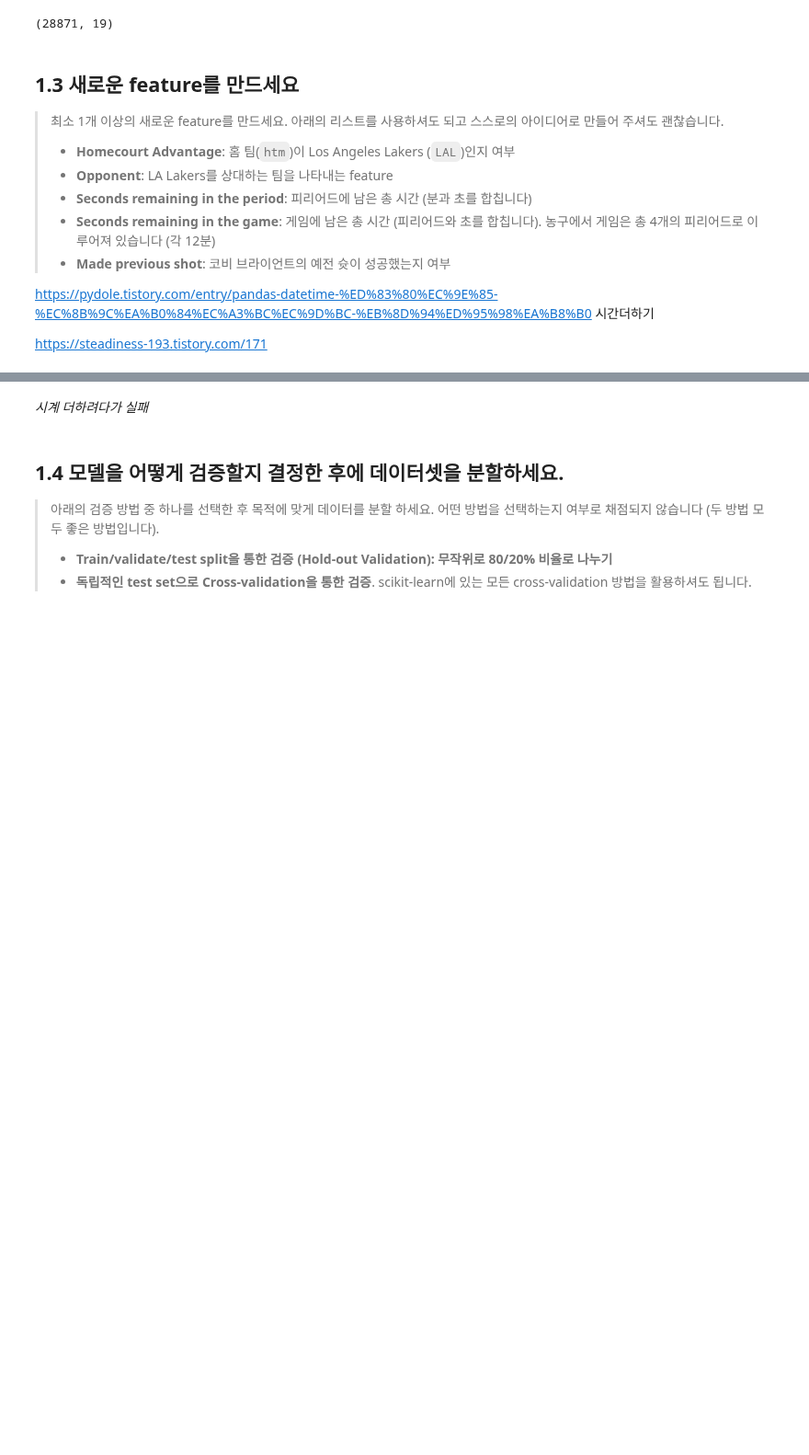
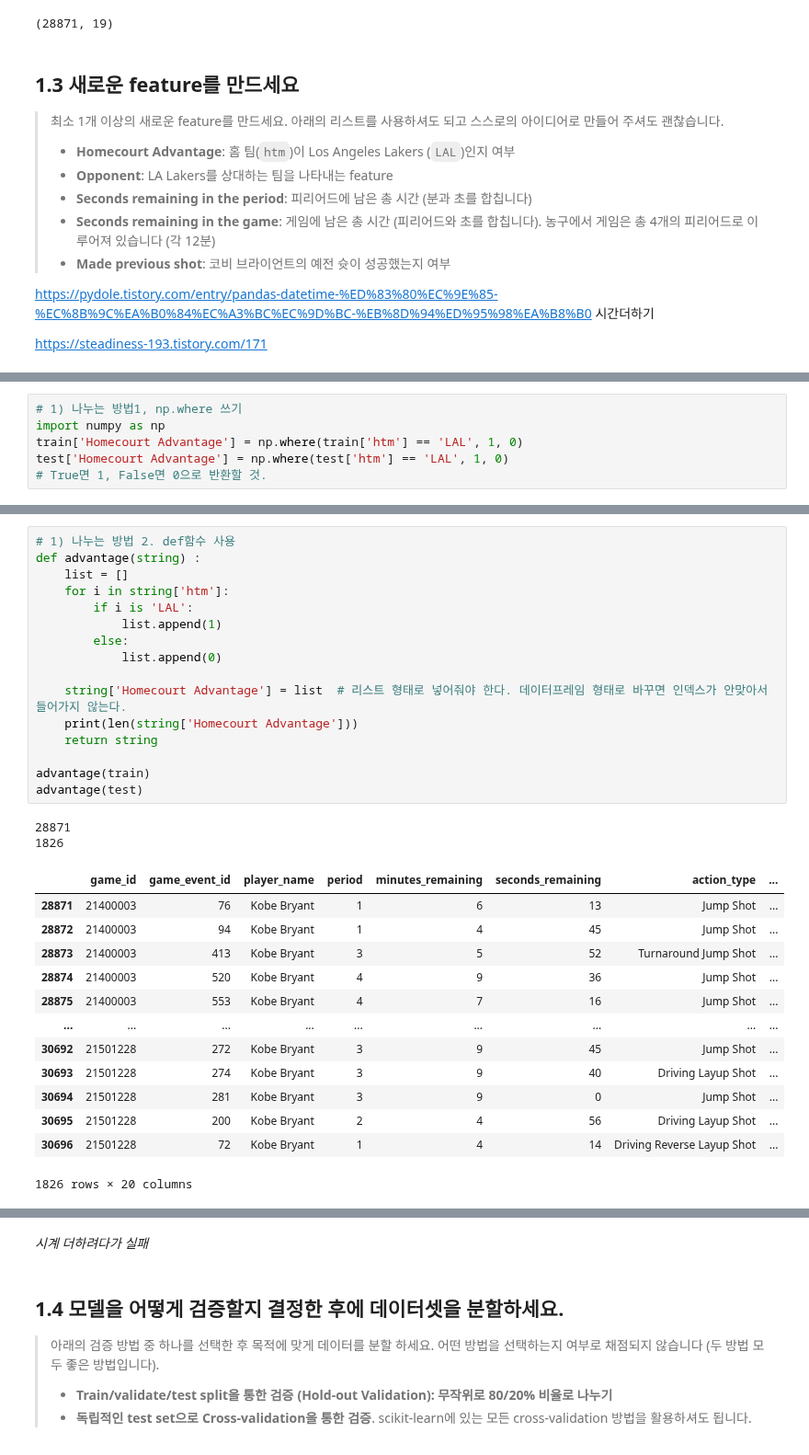
Before and after one commit to dagyaom/-, a Jupyter notebook: ai05_sc22x_정세연.ipynb, the cells around one changed output, grey strips where cells are left out. Shown at 92% size. Drawn from its saved outputs; the diff is of its cells as text; blank space fills up the shorter version.

```diff
--- a/ai05_sc22x_정세연.ipynb
+++ b/ai05_sc22x_정세연.ipynb
@@ -128,0 +116,6 @@ train.head()
+# %%
+# 1) 나누는 방법1, np.where 쓰기
+import numpy as np
+train['Homecourt Advantage'] = np.where(train['htm'] == 'LAL', 1, 0)
+test['Homecourt Advantage'] = np.where(test['htm'] == 'LAL', 1, 0)
+# True면 1, False면 0으로 반환할 것.
@@ -128,0 +131,32 @@ train.head()
+# %%
+# 1) 나누는 방법 2. def함수 사용
+def advantage(string) :
+    list = []
+    for i in string['htm']:
+        if i is 'LAL':
+            list.append(1)
+        else:
+            list.append(0)
+
+    string['Homecourt Advantage'] = list  # 리스트 형태로 넣어줘야 한다. 데이터프레임 형태로 바꾸면 인덱스가 안맞아서 들어가지 않는다.
+    print(len(string['Homecourt Advantage']))
+    return string
+
+advantage(train)
+advantage(test)
+# %% [output]
+28871
+1826
+|  | game_id | game_event_id | player_name | period | minutes_remaining | seconds_remaining | action_type | ... |
+| 28871 | 21400003 | 76 | Kobe Bryant | 1 | 6 | 13 | Jump Shot | ... |
+| 28872 | 21400003 | 94 | Kobe Bryant | 1 | 4 | 45 | Jump Shot | ... |
+| 28873 | 21400003 | 413 | Kobe Bryant | 3 | 5 | 52 | Turnaround Jump Shot | ... |
+| 28874 | 21400003 | 520 | Kobe Bryant | 4 | 9 | 36 | Jump Shot | ... |
+| 28875 | 21400003 | 553 | Kobe Bryant | 4 | 7 | 16 | Jump Shot | ... |
+| ... | ... | ... | ... | ... | ... | ... | ... | ... |
+| 30692 | 21501228 | 272 | Kobe Bryant | 3 | 9 | 45 | Jump Shot | ... |
+| 30693 | 21501228 | 274 | Kobe Bryant | 3 | 9 | 40 | Driving Layup Shot | ... |
+| 30694 | 21501228 | 281 | Kobe Bryant | 3 | 9 | 0 | Jump Shot | ... |
+| 30695 | 21501228 | 200 | Kobe Bryant | 2 | 4 | 56 | Driving Layup Shot | ... |
+| 30696 | 21501228 | 72 | Kobe Bryant | 1 | 4 | 14 | Driving Reverse Layup Shot | ... |
+1826 rows × 20 columns
```
Also changed, not shown: parts of 17 cells of this notebook.
